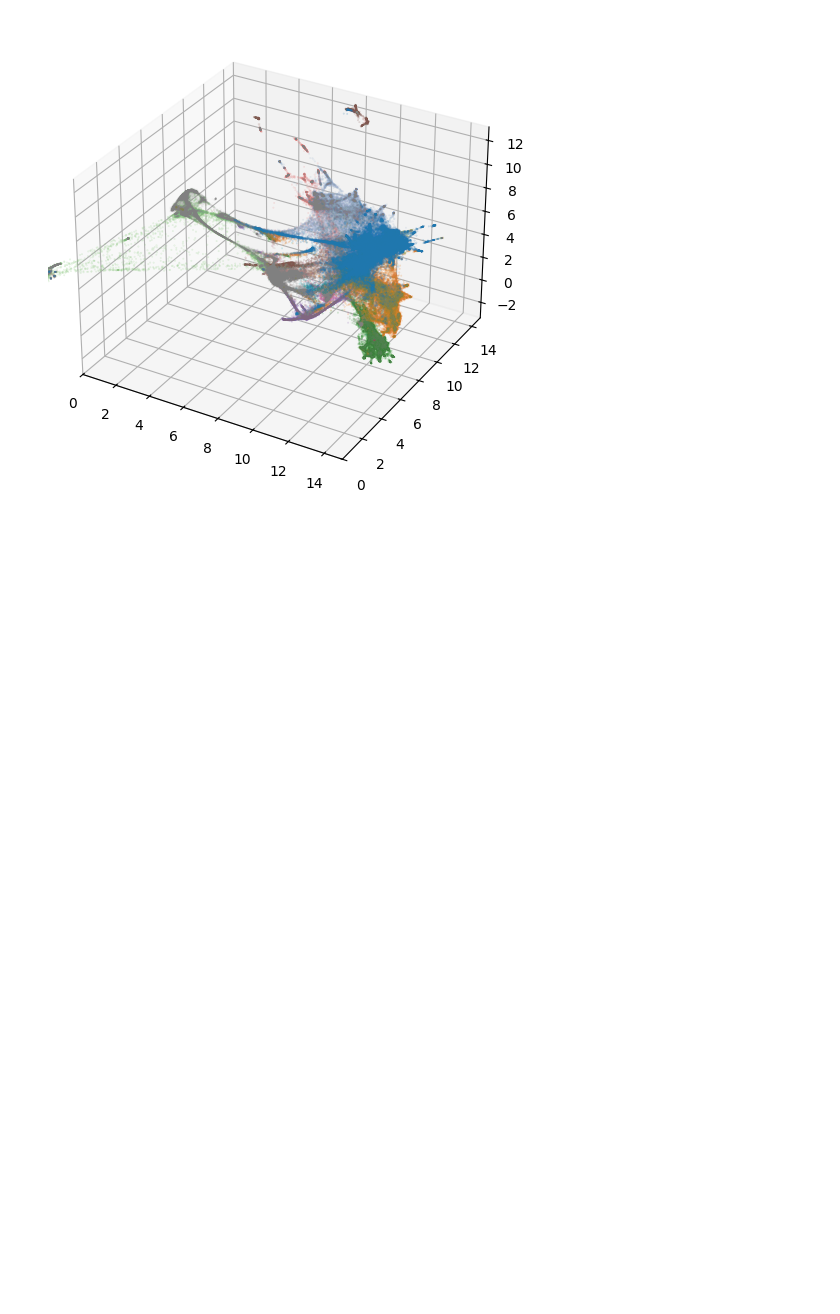
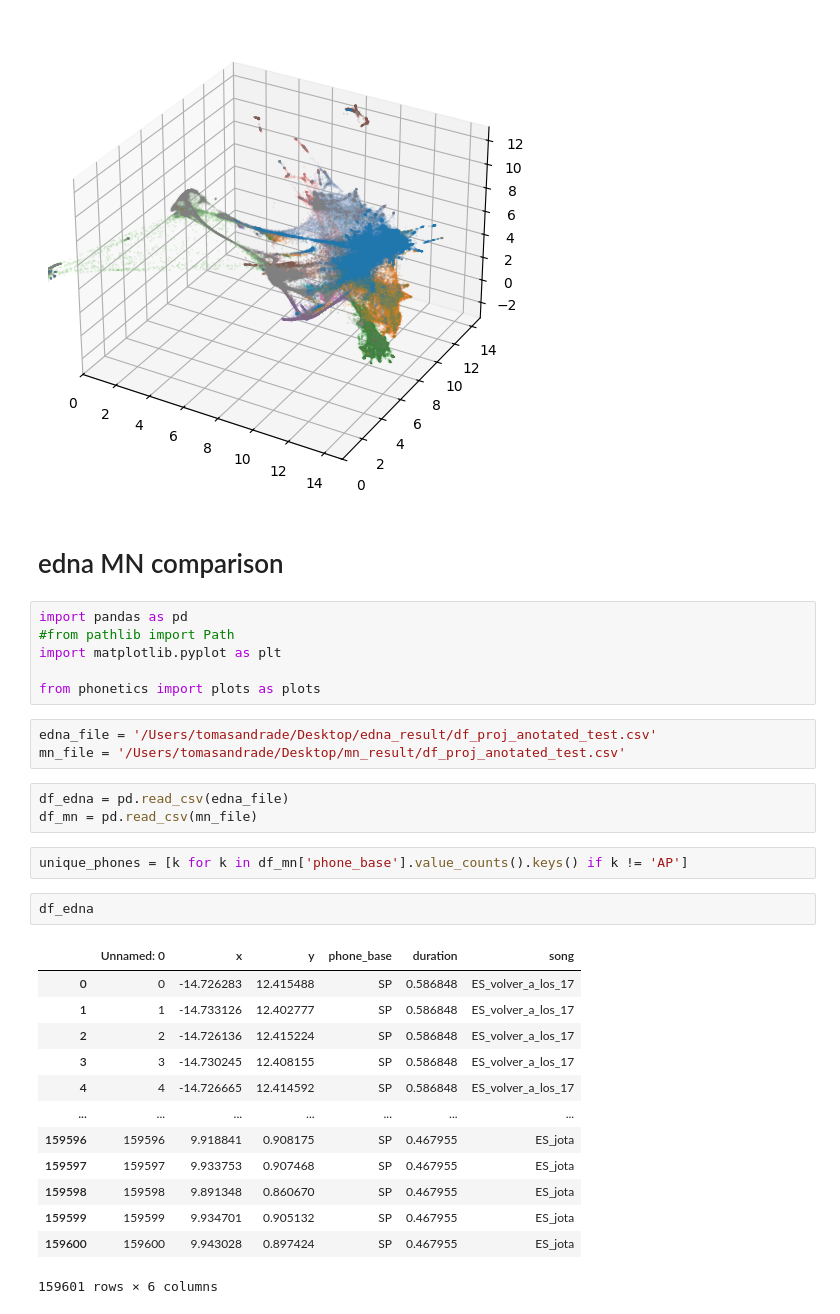
Before and after one commit to BSCCNS/Applio_LS, a Jupyter notebook: develop_nb/cluster_phonemes_maria_v2.ipynb, the cells around one changed output. Drawn from its saved outputs; the diff is of its cells as text; blank space fills up the shorter version.

```diff
--- a/develop_nb/cluster_phonemes_maria_v2.ipynb
+++ b/develop_nb/cluster_phonemes_maria_v2.ipynb
@@ -117,3 +120,35 @@ plots.make_tagged_LS_plot(df_proj3d,
 # %% [output]
 Making a 3d plot
 [figure]
+# %% [markdown]
+# edna MN comparison
+# %%
+import pandas as pd
+#from pathlib import Path
+import matplotlib.pyplot as plt
+
+from phonetics import plots as plots
+# %%
+edna_file = '/Users/tomasandrade/Desktop/edna_result/df_proj_anotated_test.csv'
+mn_file = '/Users/tomasandrade/Desktop/mn_result/df_proj_anotated_test.csv'
+# %%
+df_edna = pd.read_csv(edna_file)
+df_mn = pd.read_csv(mn_file)
+# %%
+unique_phones = [k for k in df_mn['phone_base'].value_counts().keys() if k != 'AP']
+# %%
+df_edna
+# %% [output]
+|  | Unnamed: 0 | x | y | phone_base | duration | song |
+| 0 | 0 | -14.726283 | 12.415488 | SP | 0.586848 | ES_volver_a_los_17 |
+| 1 | 1 | -14.733126 | 12.402777 | SP | 0.586848 | ES_volver_a_los_17 |
+| 2 | 2 | -14.726136 | 12.415224 | SP | 0.586848 | ES_volver_a_los_17 |
+| 3 | 3 | -14.730245 | 12.408155 | SP | 0.586848 | ES_volver_a_los_17 |
+| 4 | 4 | -14.726665 | 12.414592 | SP | 0.586848 | ES_volver_a_los_17 |
+| ... | ... | ... | ... | ... | ... | ... |
+| 159596 | 159596 | 9.918841 | 0.908175 | SP | 0.467955 | ES_jota |
+| 159597 | 159597 | 9.933753 | 0.907468 | SP | 0.467955 | ES_jota |
+| 159598 | 159598 | 9.891348 | 0.860670 | SP | 0.467955 | ES_jota |
+| 159599 | 159599 | 9.934701 | 0.905132 | SP | 0.467955 | ES_jota |
+| 159600 | 159600 | 9.943028 | 0.897424 | SP | 0.467955 | ES_jota |
+159601 rows × 6 columns
```
Also changed, not shown: parts of 6 cells of this notebook, 1 other file.
